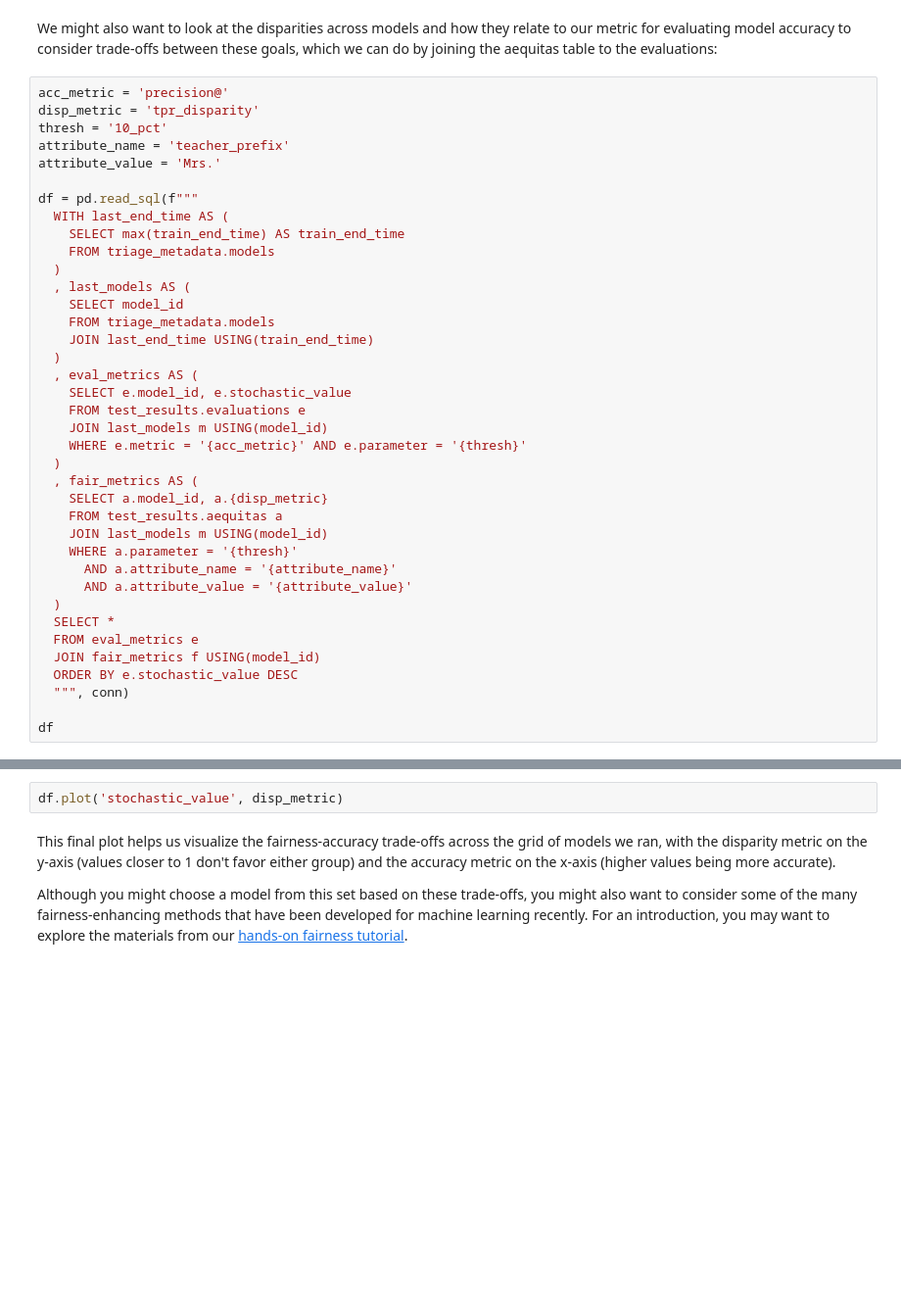
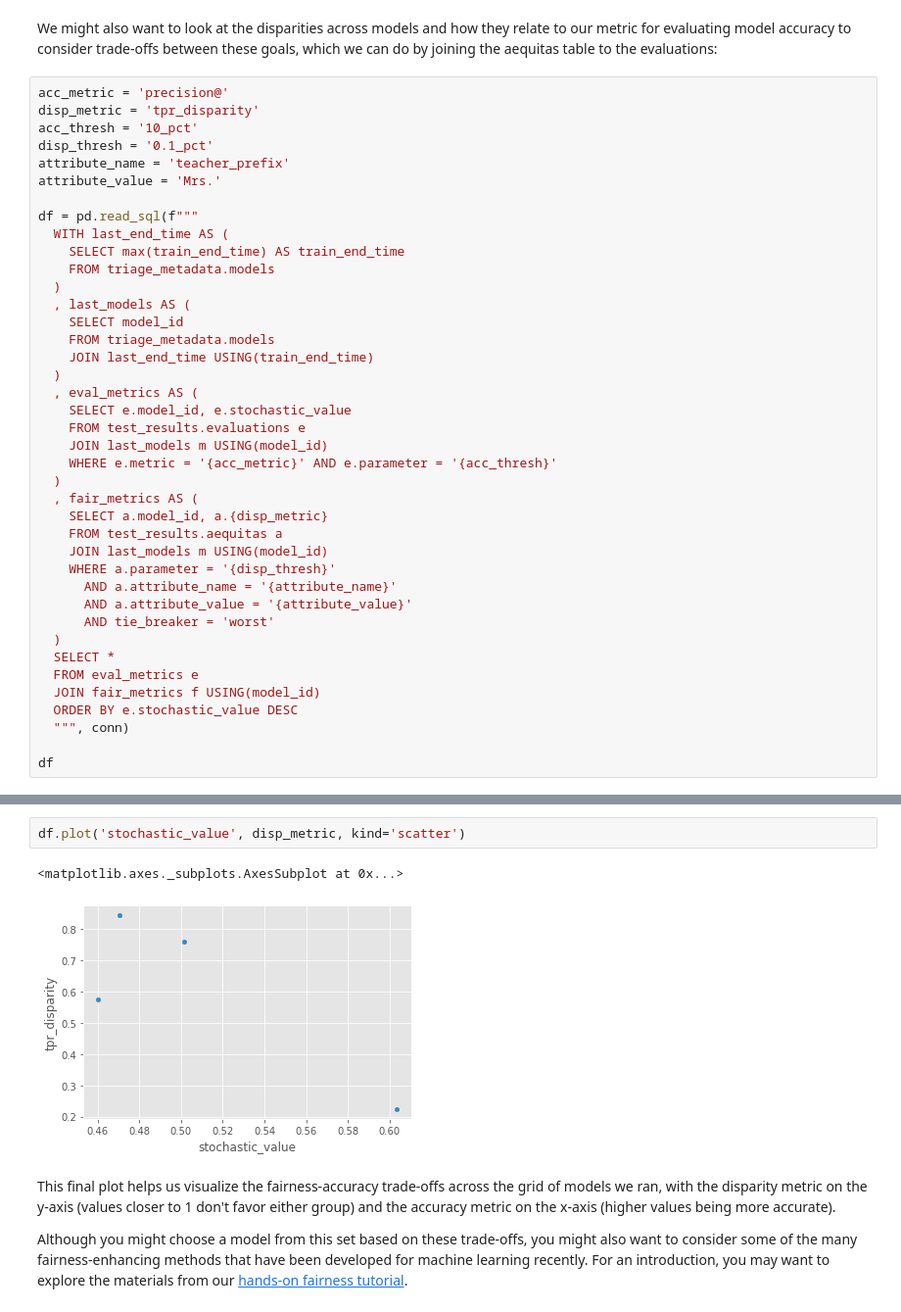
Before and after one commit to dssg/triage, a Jupyter notebook: example/colab/colab_triage.ipynb, the cells around one changed output, grey strips where cells are left out. Shown at 98% size. Drawn from its saved outputs; the diff is of its cells as text; blank space fills up the shorter version.

```diff
--- a/example/colab/colab_triage.ipynb
+++ b/example/colab/colab_triage.ipynb
@@ -1094,7 +1153,8 @@ We might also want to look at the disparities across models and how they relate
 # %%
 acc_metric = 'precision@'
 disp_metric = 'tpr_disparity'
-thresh = '10_pct'
+acc_thresh = '10_pct'
+disp_thresh = '0.1_pct'
 attribute_name = 'teacher_prefix'
 attribute_value = 'Mrs.'
 
@@ -1112,15 +1172,16 @@ df = pd.read_sql(f"""
     SELECT e.model_id, e.stochastic_value
     FROM test_results.evaluations e
     JOIN last_models m USING(model_id)
-    WHERE e.metric = '{acc_metric}' AND e.parameter = '{thresh}'
+    WHERE e.metric = '{acc_metric}' AND e.parameter = '{acc_thresh}'
   )
   , fair_metrics AS (
     SELECT a.model_id, a.{disp_metric}
     FROM test_results.aequitas a
     JOIN last_models m USING(model_id)
-    WHERE a.parameter = '{thresh}'
+    WHERE a.parameter = '{disp_thresh}'
       AND a.attribute_name = '{attribute_name}'
       AND a.attribute_value = '{attribute_value}'
+      AND tie_breaker = 'worst'
   )
   SELECT *
   FROM eval_metrics e
@@ -1132,5 +1199,8 @@ df
 # %%
-df.plot('stochastic_value', disp_metric)
+df.plot('stochastic_value', disp_metric, kind='scatter')
+# %% [output]
+<matplotlib.axes._subplots.AxesSubplot at 0x...>
+[figure, added]
 # %% [markdown]
 This final plot helps us visualize the fairness-accuracy trade-offs across the grid of models we ran, with the disparity metric on the y-axis (values closer to 1 don't favor either group) and the accuracy metric on the x-axis (higher values being more accurate).
 
```
Also changed, not shown: parts of 19 cells of this notebook.
